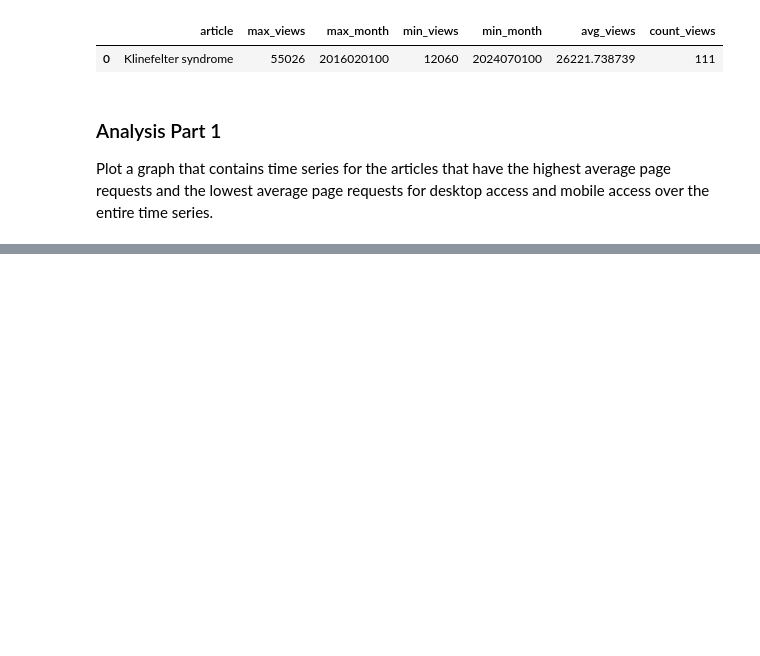
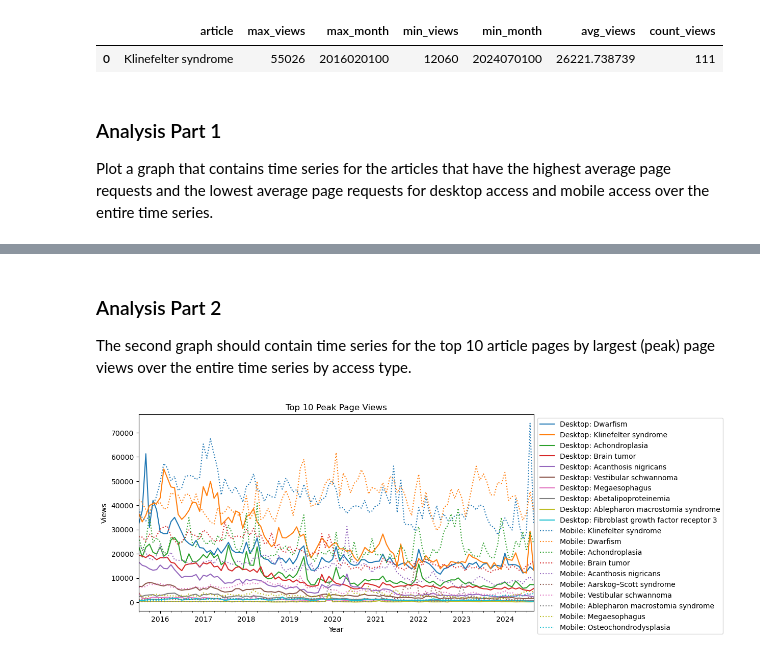
Before and after one commit to himanshunaidu/data512, a Jupyter notebook: week1/wp_rare_disease_article_views.ipynb, the cells around one changed output, grey strips where cells are left out. Drawn from its saved outputs; the diff is of its cells as text; code cells hidden in the pictures; blank space fills up the shorter version.

Commit message:
Complete Analysis 2

```diff
--- a/week1/wp_rare_disease_article_views.ipynb
+++ b/week1/wp_rare_disease_article_views.ipynb
@@ -408,0 +405,8 @@ plt.show()
+# %% [markdown]
+### Analysis Part 2
+
+ The second graph should contain time series for the top 10 article pages by largest (peak) page views over the entire time series by access type.
+# %%
+top_10_peak_articles_desktop = get_top_10_peak_articles(aggregate_desktop_df)[['article']]
+
+top_10_peak_articles_mobile = get_top_10_peak_articles(aggregate_mobile_df)[['article']]
@@ -408,0 +423,19 @@ plt.show()
+# %%
+plt.figure(figsize=(10, 5))
+ax = plt.gca()
+
+for index, row in top_10_peak_articles_desktop.iterrows():
+    peak_article_df = get_time_series_for_article_from_views(row['article'], views_desktop)
+    peak_article_df.plot(x='date', y='views', label='Desktop: '+row['article'], ax=ax)
+
+for index, row in top_10_peak_articles_mobile.iterrows():
+    peak_article_df = get_time_series_for_article_from_views(row['article'], views_mobile)
+    peak_article_df.plot(x='date', y='views', label='Mobile: '+row['article'], ax=ax, linestyle='dotted')
+
+plt.xlabel("Year")
+plt.ylabel("Views")
+plt.title("Top 10 Peak Page Views")
+plt.legend(bbox_to_anchor=(1, 1))
+plt.show()
+# %% [output]
+[figure, added]
```
Also changed, not shown: parts of 6 cells of this notebook.
